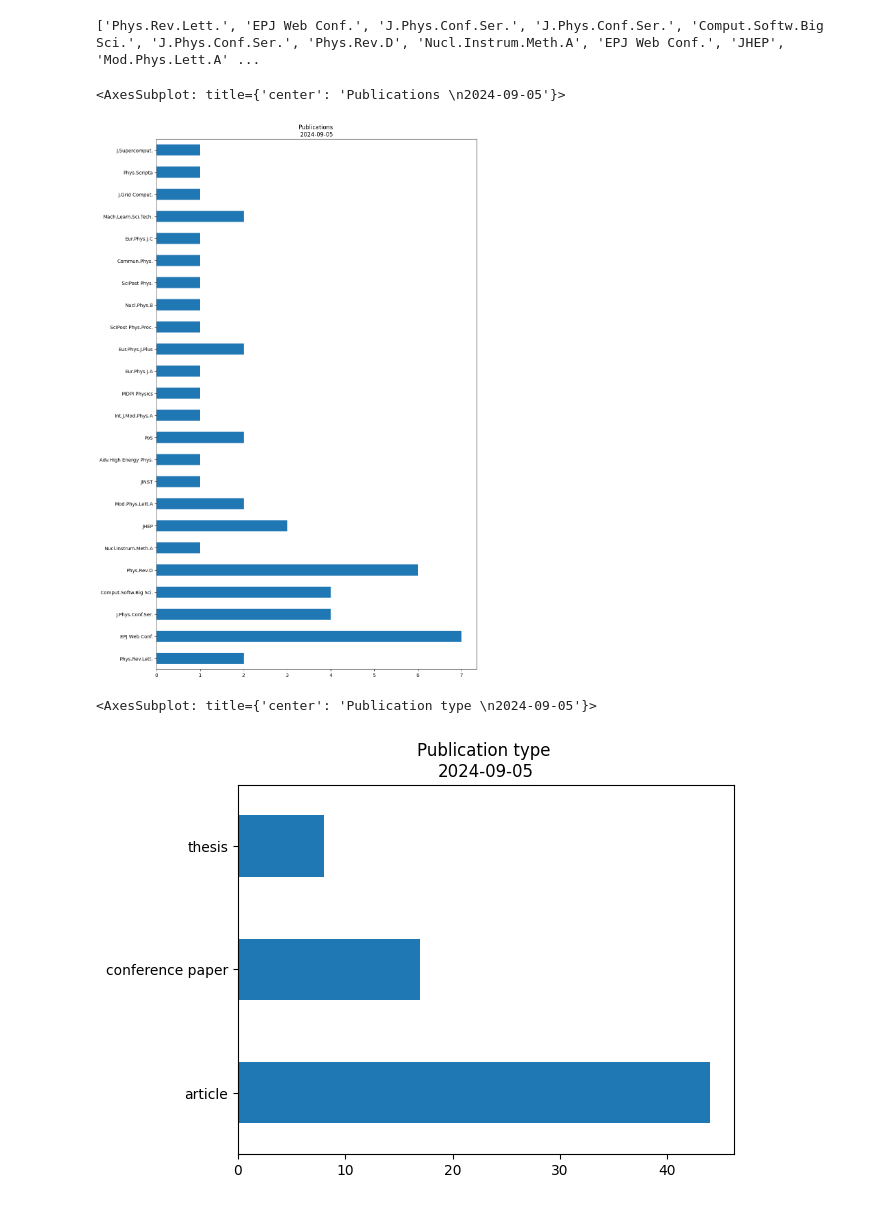
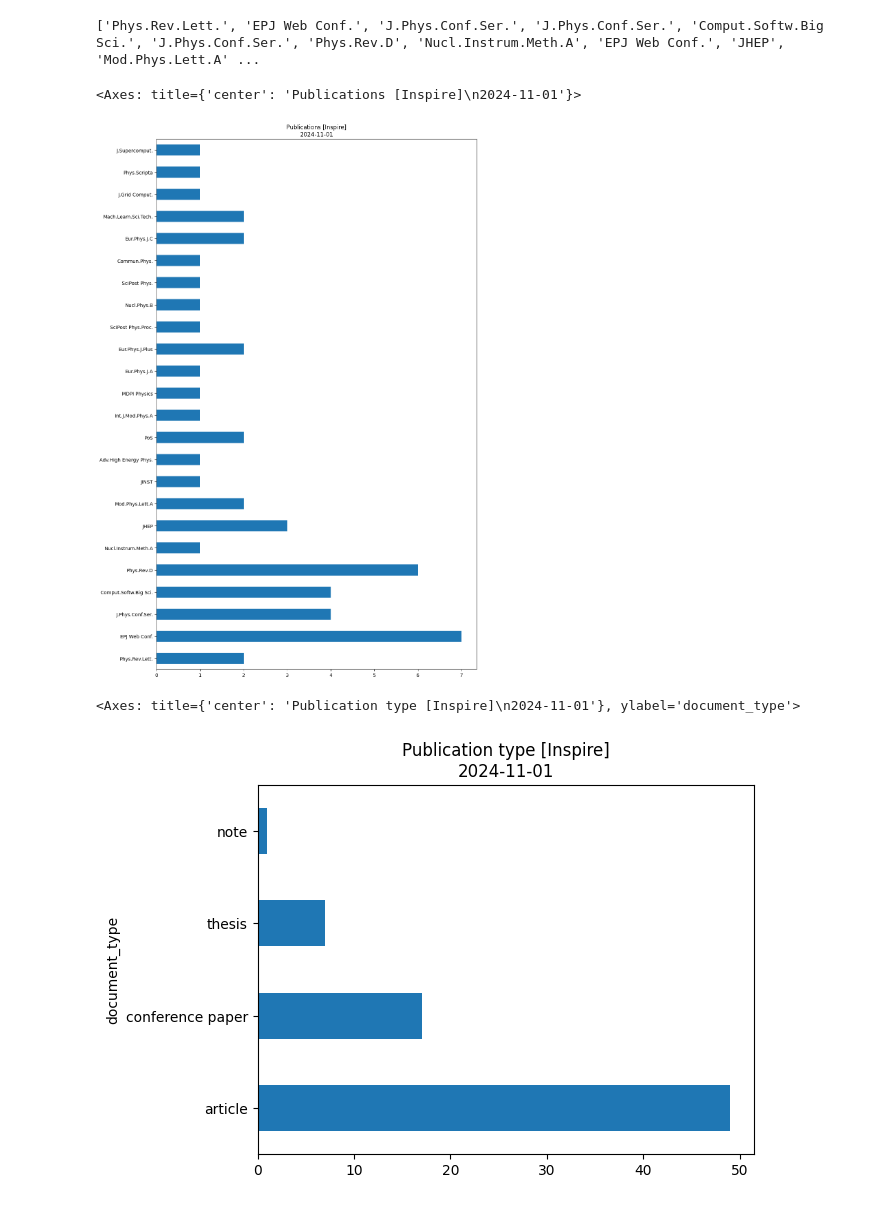
Before and after one commit to cms-dpoa/data-usage, a Jupyter notebook: publications.ipynb, the cells around one changed output. Saved outputs shown, nothing was run; the diff lists cells and outputs as text; code cells hidden in the pictures.

```diff
--- a/publications.ipynb
+++ b/publications.ipynb
@@ -381,20 +375,20 @@ print(publications)
 # %%
 pd.Series(publications).value_counts(sort=False).plot(
     kind='barh',
-    title=f'Publications \n{date_generated}',
+    title=f'Publications [Inspire]\n{date_generated}',
     figsize=(12,20)
 )
 # %% [output]
-<AxesSubplot: title={'center': 'Publications \n2024-09-05'}>
+<Axes: title={'center': 'Publications [Inspire]\n2024-11-01'}>
-[figure, old version]
+[figure, new version]
 # %%
 idf['document_type'].value_counts(sort=False).plot(
     kind='barh',
-    title=f'Publication type \n{date_generated}'
+    title=f'Publication type [Inspire]\n{date_generated}'
 )
 # %% [output]
-<AxesSubplot: title={'center': 'Publication type \n2024-09-05'}>
+<Axes: title={'center': 'Publication type [Inspire]\n2024-11-01'}, ylabel='document_type'>
-[figure, old version]
+[figure, new version]
 # %%
 adf = process_dataframe('data/arxiv.json')
 # %% [output]
```
Also changed, not shown: parts of 23 cells of this notebook, 5 other files.
